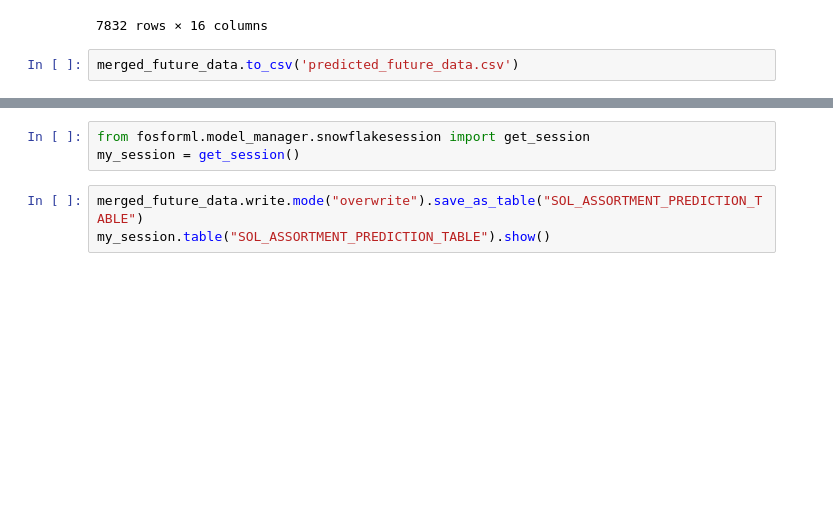
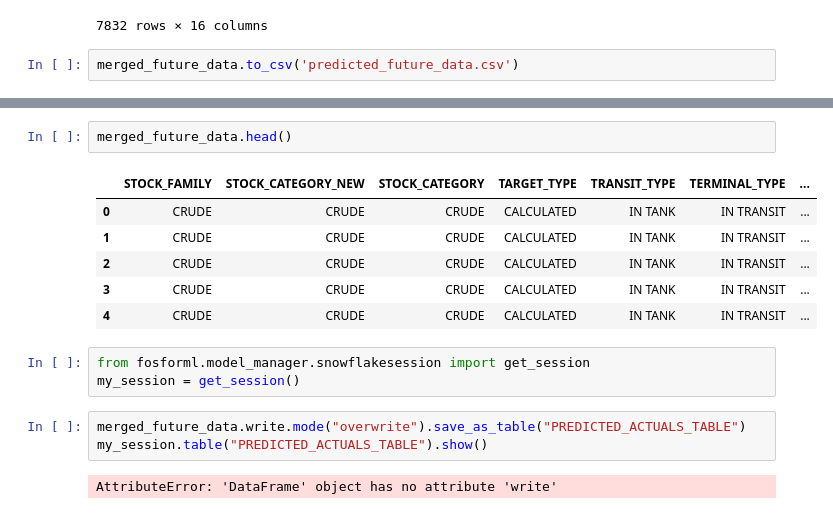
Before and after one commit to chauhanvk018/FDC, a Jupyter notebook: Energy_Inventory/model.ipynb, the cells around one changed output, grey strips where cells are left out. Drawn from its saved outputs; the diff is of its cells as text; blank space fills up the shorter version.

Commit message:
auto save by knights-watch

```diff
--- a/Energy_Inventory/model.ipynb
+++ b/Energy_Inventory/model.ipynb
@@ -592,6 +589,17 @@ ModuleNotFoundError: No module named 'fosforml'
+# %%
+merged_future_data.head()
+# %% [output]
+|  | STOCK_FAMILY | STOCK_CATEGORY_NEW | STOCK_CATEGORY | TARGET_TYPE | TRANSIT_TYPE | TERMINAL_TYPE | ... |
+| 0 | CRUDE | CRUDE | CRUDE | CALCULATED | IN TANK | IN TRANSIT | ... |
+| 1 | CRUDE | CRUDE | CRUDE | CALCULATED | IN TANK | IN TRANSIT | ... |
+| 2 | CRUDE | CRUDE | CRUDE | CALCULATED | IN TANK | IN TRANSIT | ... |
+| 3 | CRUDE | CRUDE | CRUDE | CALCULATED | IN TANK | IN TRANSIT | ... |
+| 4 | CRUDE | CRUDE | CRUDE | CALCULATED | IN TANK | IN TRANSIT | ... |
 # %%
 from fosforml.model_manager.snowflakesession import get_session
 my_session = get_session()
 # %%
-merged_future_data.write.mode("overwrite").save_as_table("SOL_ASSORTMENT_PREDICTION_TABLE")
-my_session.table("SOL_ASSORTMENT_PREDICTION_TABLE").show()
+merged_future_data.write.mode("overwrite").save_as_table("PREDICTED_ACTUALS_TABLE")
+my_session.table("PREDICTED_ACTUALS_TABLE").show()
+# %% [output]
+AttributeError: 'DataFrame' object has no attribute 'write'
```
Also changed, not shown: parts of 1 cell of this notebook.
